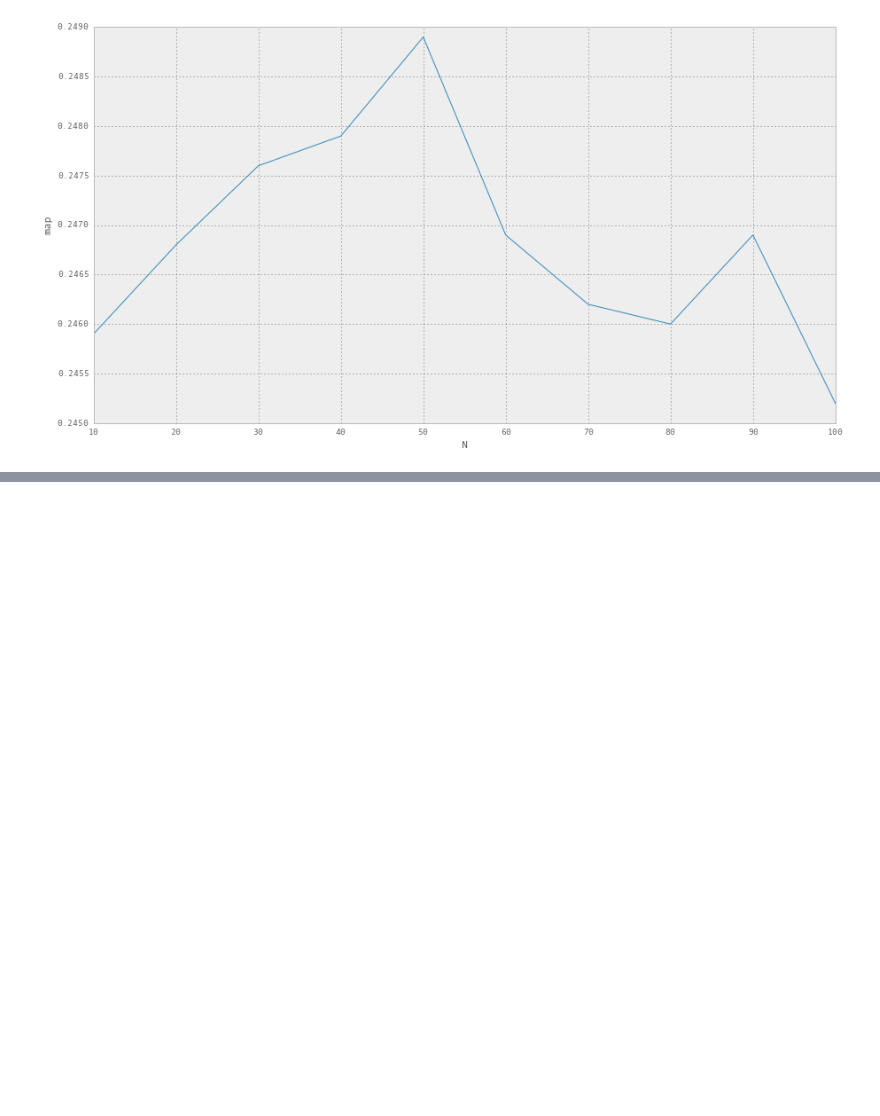
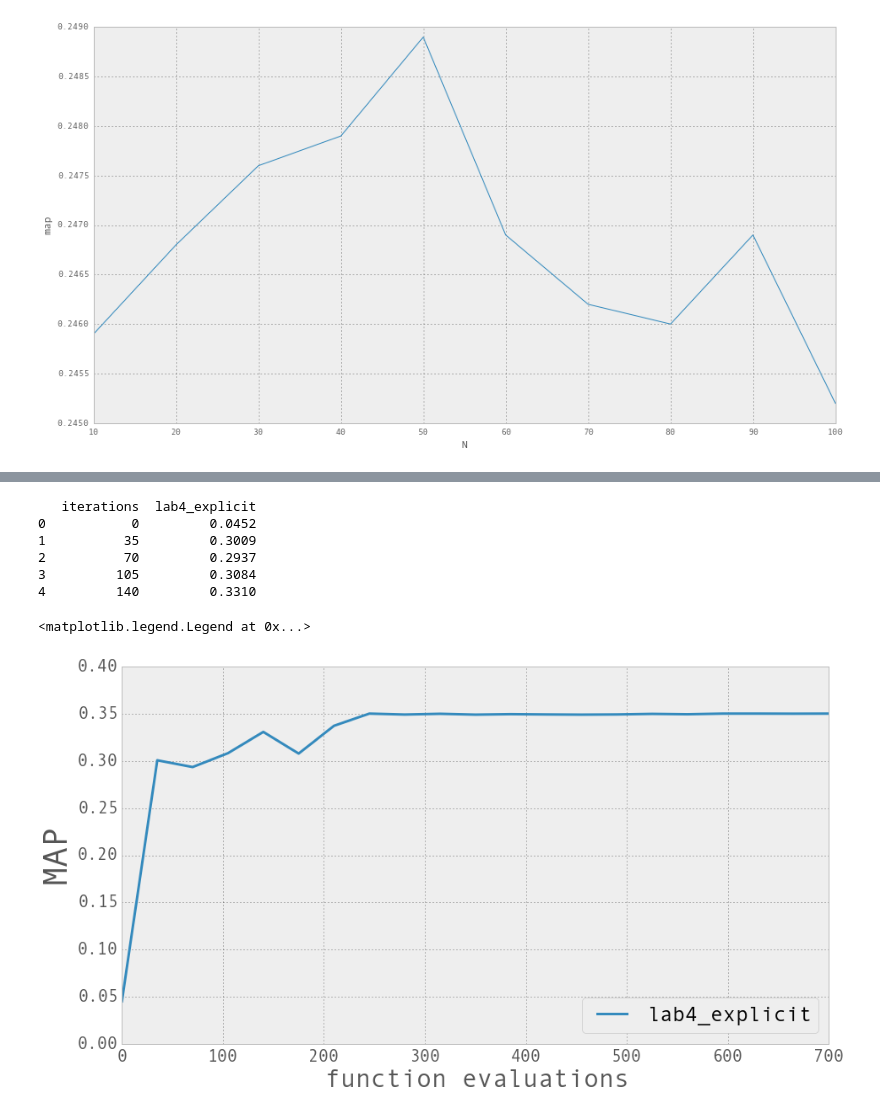
Before and after one commit to giuliolovisotto/information-retrieval, a Jupyter notebook: plots/plotting.ipynb, the cells around one changed output, grey strips where cells are left out. Saved outputs shown, nothing was run; the diff lists cells and outputs as text; code cells hidden in the pictures; blank space fills up the shorter version.

```diff
--- a/plots/plotting.ipynb
+++ b/plots/plotting.ipynb
@@ -81,3 +83,24 @@ esl3.set_xlabel("function evaluations")
+# %%
+es_lab4_e = pd.read_csv("es_lab4_esplicito.txt")
+import numpy as np
+
+es_lab4_e['iterations'] = es_lab4_e['iterations'].multiply(35.0)
+es_lab3['baseline'] = pd.Series(np.ones(len(es_lab3))*0.2467, index=es_lab3.index)
+print es_lab4_e.head(5)
+esl4e = es_lab4_e.plot(x=['iterations'], y=['lab4_explicit'], linewidth=3)
+esl4e.set_ylabel("MAP", fontsize=40)
+esl4e.set_xlabel("function evaluations", fontsize=30)
+esl4e.tick_params(axis='both', which='major', labelsize=20)
+esl4e.legend(loc=4,prop={'size':25})
+# %% [output]
+   iterations  lab4_explicit
+0           0         0.0452
+1          35         0.3009
+2          70         0.2937
+3         105         0.3084
+4         140         0.3310
+<matplotlib.legend.Legend at 0x...>
+[figure, added]
 # %%
 es_lab5 = pd.read_csv("es_lab5.txt")
 import numpy as np
```
Also changed, not shown: parts of 2 cells of this notebook, 6 other files.
